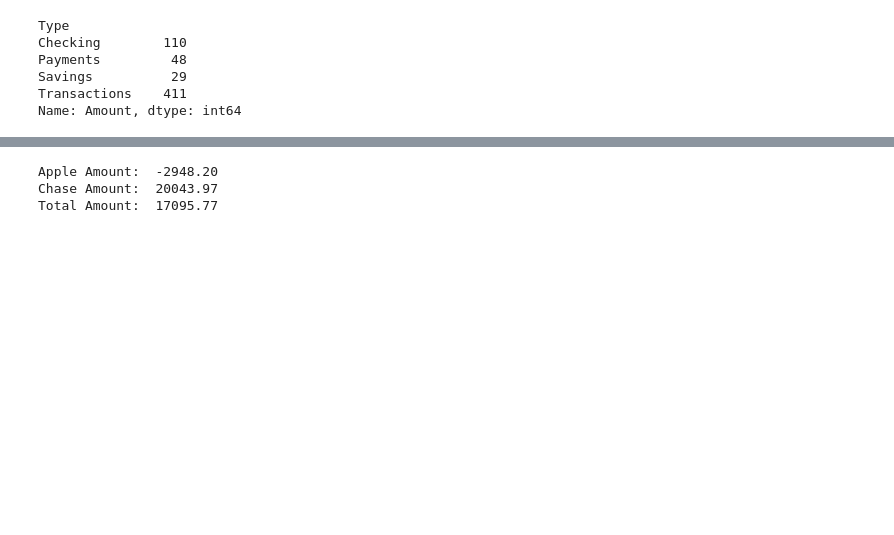
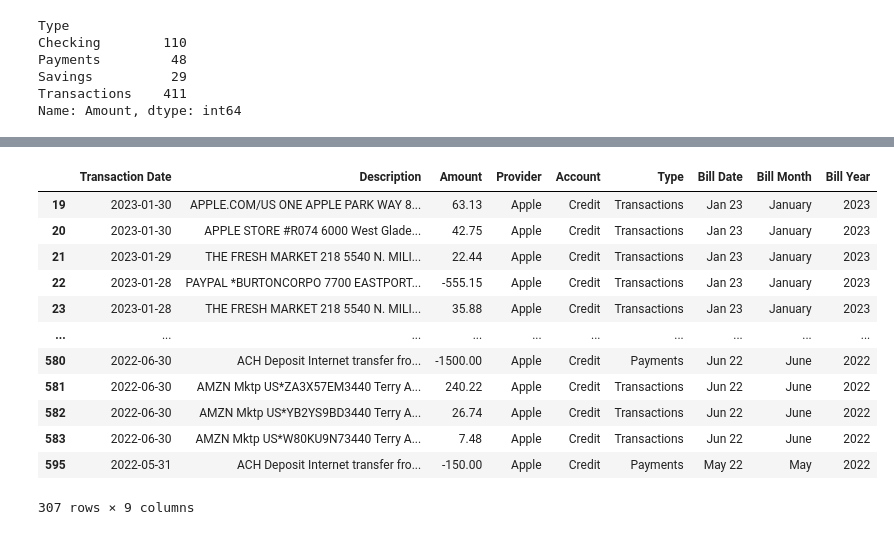
Before and after one commit to CChalland/Banking-Statmement-Converter, a Jupyter notebook: .demo/data_table.ipynb, the cells around one changed output, grey strips where cells are left out. Saved outputs shown, nothing was run; the diff lists cells and outputs as text; code cells hidden in the pictures; blank space fills up the shorter version.

Commit message:
Added bill_date as a column to the rows

```diff
--- a/.demo/data_table.ipynb
+++ b/.demo/data_table.ipynb
@@ -100,12 +102,16 @@ payment_df
 # %%
-apple_amount = df[df['Provider'] == "Apple"]["Amount"].sum()
-print("Apple Amount: ", apple_amount)
-chase_amount = df[df['Provider'] == "Chase"]["Amount"].sum()
-print("Chase Amount: ", chase_amount)
-
-total_amount = df["Amount"].sum()
-print("Total Amount: ", total_amount)
+apple_amount = df[df['Provider'] == "Apple"]["Amount"].sum
 # %% [output]
+|  | Transaction Date | Description | Amount | Provider | Account | Type | Bill Date | Bill Month | Bill Year |
+| 19 | 2023-01-30 | APPLE.COM/US ONE APPLE PARK WAY 8... | 63.13 | Apple | Credit | Transactions | Jan 23 | January | 2023 |
+| 20 | 2023-01-30 | APPLE STORE #R074 6000 West Glade... | 42.75 | Apple | Credit | Transactions | Jan 23 | January | 2023 |
+| 21 | 2023-01-29 | THE FRESH MARKET 218 5540 N. MILI... | 22.44 | Apple | Credit | Transactions | Jan 23 | January | 2023 |
+| 22 | 2023-01-28 | PAYPAL *BURTONCORPO 7700 EASTPORT... | -555.15 | Apple | Credit | Transactions | Jan 23 | January | 2023 |
+| 23 | 2023-01-28 | THE FRESH MARKET 218 5540 N. MILI... | 35.88 | Apple | Credit | Transactions | Jan 23 | January | 2023 |
+| ... | ... | ... | ... | ... | ... | ... | ... | ... | ... |
+| 580 | 2022-06-30 | ACH Deposit Internet transfer fro... | -1500.00 | Apple | Credit | Payments | Jun 22 | June | 2022 |
+| 581 | 2022-06-30 | AMZN Mktp US*ZA3X57EM3440 Terry A... | 240.22 | Apple | Credit | Transactions | Jun 22 | June | 2022 |
+| 582 | 2022-06-30 | AMZN Mktp US*YB2YS9BD3440 Terry A... | 26.74 | Apple | Credit | Transactions | Jun 22 | June | 2022 |
+| 583 | 2022-06-30 | AMZN Mktp US*W80KU9N73440 Terry A... | 7.48 | Apple | Credit | Transactions | Jun 22 | June | 2022 |
+| 595 | 2022-05-31 | ACH Deposit Internet transfer fro... | -150.00 | Apple | Credit | Payments | May 22 | May | 2022 |
-Apple Amount:  -2948.20
-Chase Amount:  20043.97
-Total Amount:  17095.77
+307 rows × 9 columns
```
Also changed, not shown: parts of 7 cells of this notebook, 2 other files.
